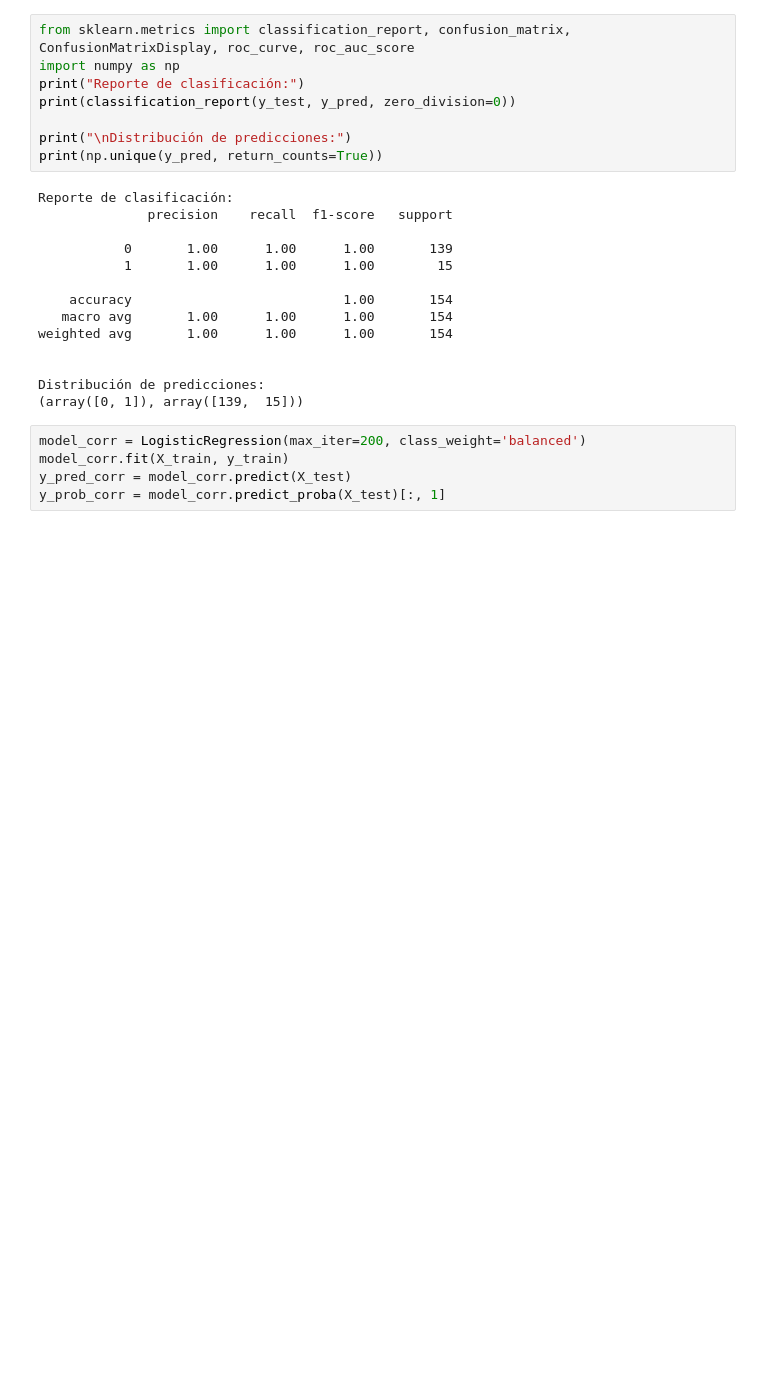
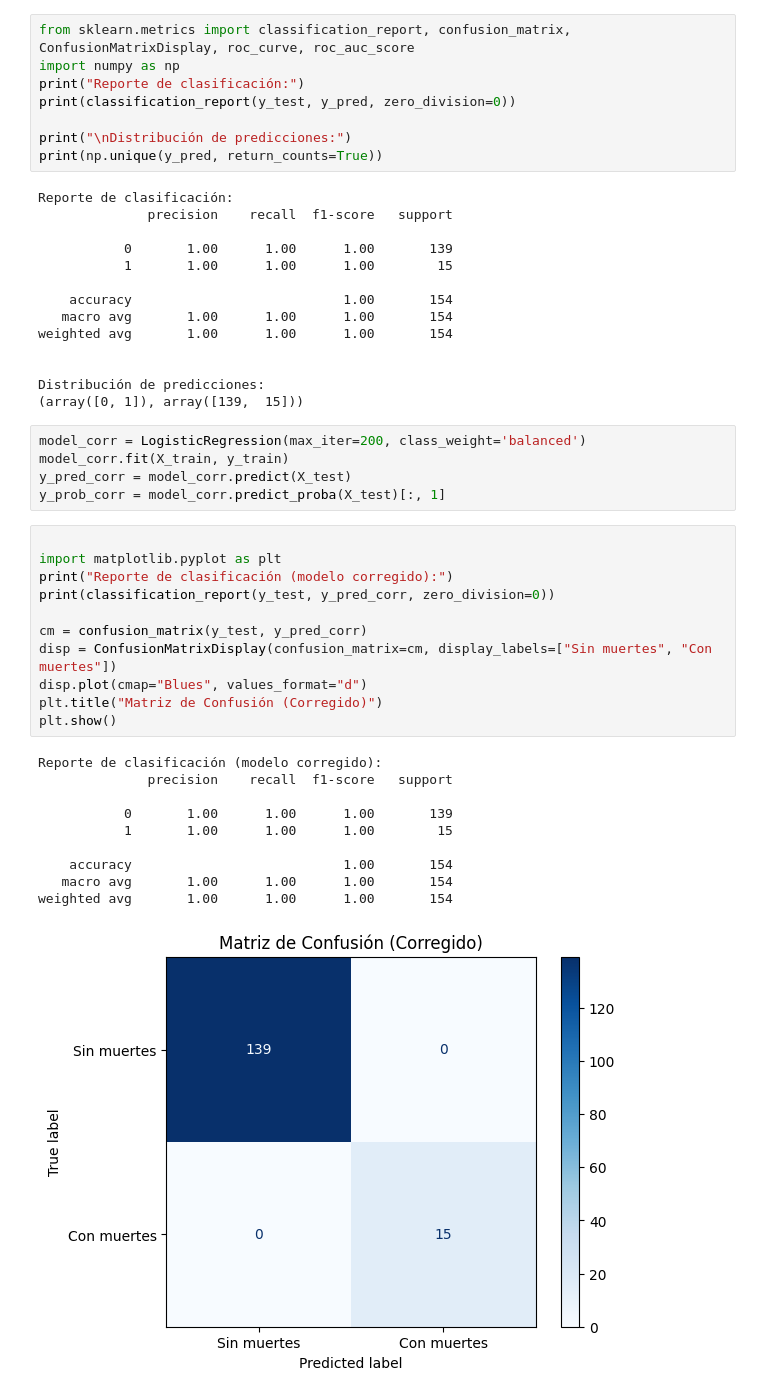
Before and after one commit to aprada84/Proyecto-1, a Jupyter notebook: Material complementario/PROYECTO.ipynb, the cells around one changed output. Drawn from its saved outputs; the diff is of its cells as text; blank space fills up the shorter version.

```diff
--- a/Material complementario/PROYECTO.ipynb
+++ b/Material complementario/PROYECTO.ipynb
@@ -69,3 +69,25 @@ model_corr = LogisticRegression(max_iter=200, class_weight='balanced')
 model_corr.fit(X_train, y_train)
 y_pred_corr = model_corr.predict(X_test)
 y_prob_corr = model_corr.predict_proba(X_test)[:, 1]
+# %%
+
+import matplotlib.pyplot as plt
+print("Reporte de clasificación (modelo corregido):")
+print(classification_report(y_test, y_pred_corr, zero_division=0))
+
+cm = confusion_matrix(y_test, y_pred_corr)
+disp = ConfusionMatrixDisplay(confusion_matrix=cm, display_labels=["Sin muertes", "Con muertes"])
+disp.plot(cmap="Blues", values_format="d")
+plt.title("Matriz de Confusión (Corregido)")
+plt.show()
+# %% [output]
+Reporte de clasificación (modelo corregido):
+              precision    recall  f1-score   support
+
+           0       1.00      1.00      1.00       139
+           1       1.00      1.00      1.00        15
+
+    accuracy                           1.00       154
+   macro avg       1.00      1.00      1.00       154
+weighted avg       1.00      1.00      1.00       154
+[figure, added]
```
Also changed, not shown: parts of 2 cells of this notebook.
